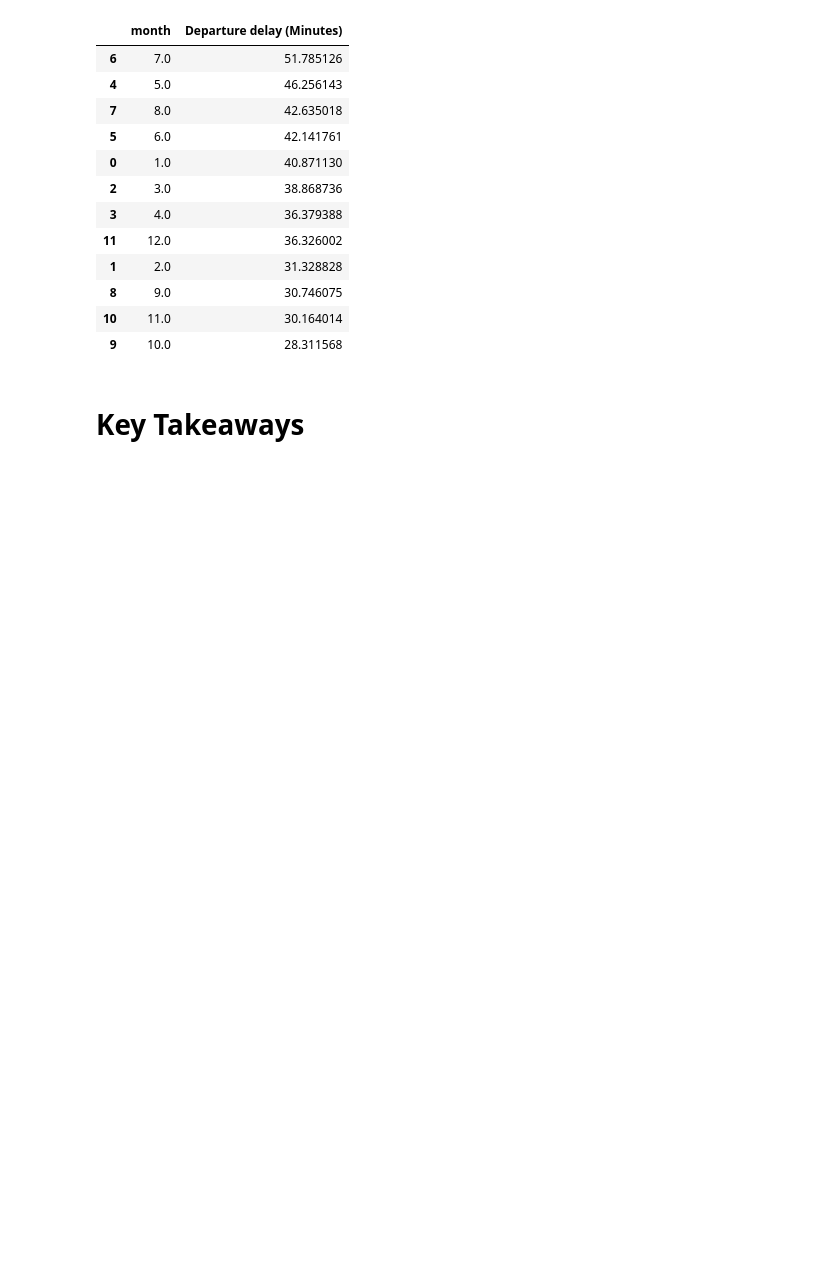
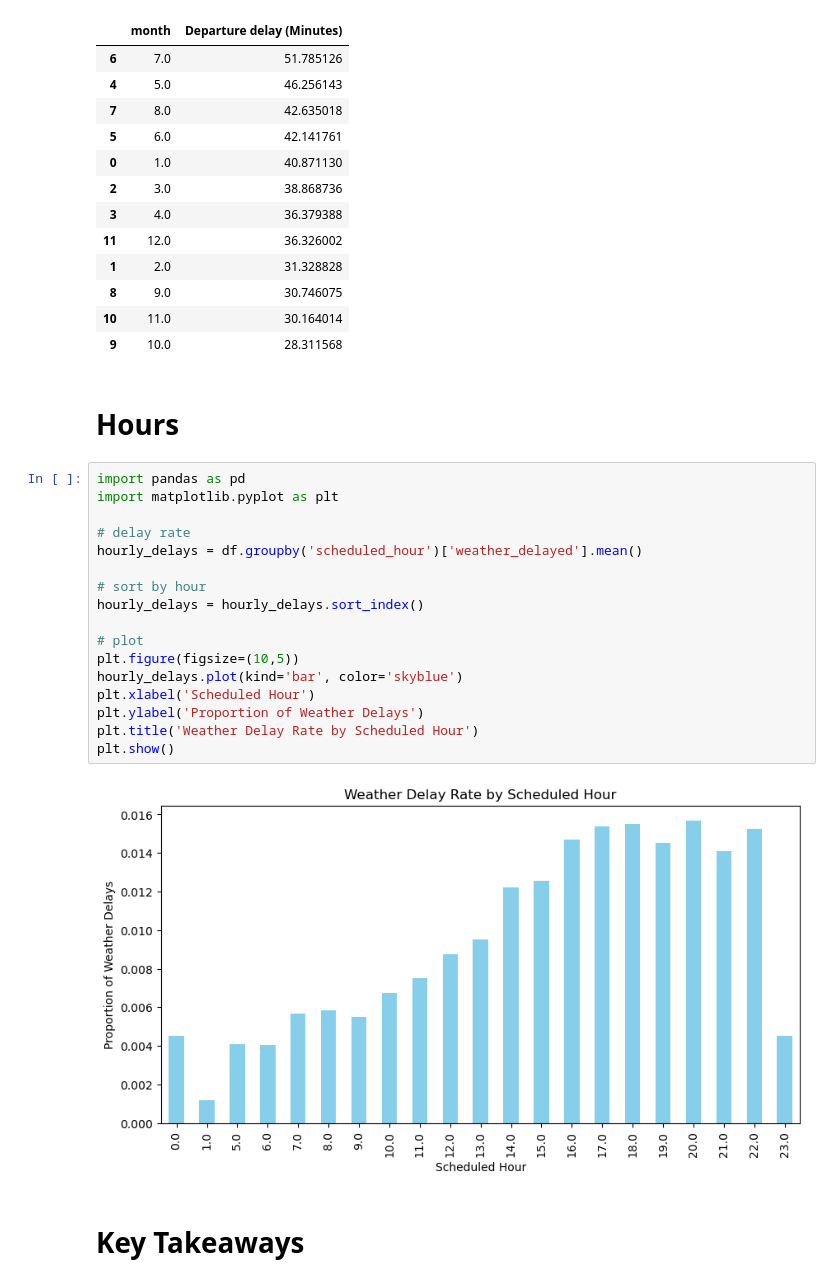
Before and after one commit to shearidl/Flight-Delays-Prediction-Model, a Jupyter notebook: Combined_Data_Analysis_ML.ipynb, the cells around one changed output. Cells and saved outputs as stored; diff of their text form; blank space fills up the shorter version.

```diff
--- a/Combined_Data_Analysis_ML.ipynb
+++ b/Combined_Data_Analysis_ML.ipynb
@@ -252,6 +275,27 @@ month_and_delays.sort_values(by='Departure delay (Minutes)', ascending=False)
 | 8 | 9.0 | 30.746075 |
 | 10 | 11.0 | 30.164014 |
 | 9 | 10.0 | 28.311568 |
+# %% [markdown]
+# Hours
+# %%
+import pandas as pd
+import matplotlib.pyplot as plt
+
+# delay rate
+hourly_delays = df.groupby('scheduled_hour')['weather_delayed'].mean()
+
+# sort by hour
+hourly_delays = hourly_delays.sort_index()
+
+# plot
+plt.figure(figsize=(10,5))
+hourly_delays.plot(kind='bar', color='skyblue')
+plt.xlabel('Scheduled Hour')
+plt.ylabel('Proportion of Weather Delays')
+plt.title('Weather Delay Rate by Scheduled Hour')
+plt.show()
+# %% [output]
+[figure, added]
 # %% [markdown]
 # Key Takeaways
 # %% [markdown]
```
Also changed, not shown: parts of 8 cells of this notebook.
